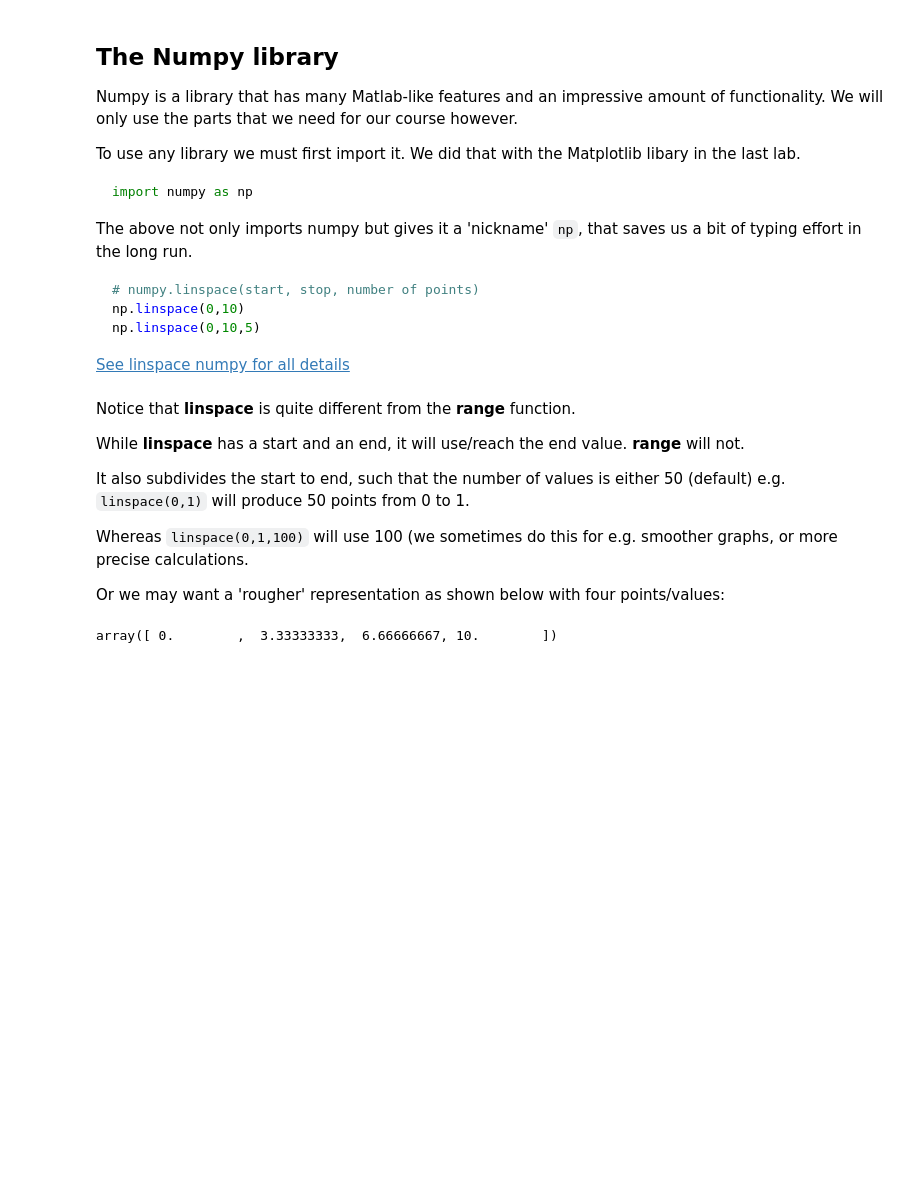
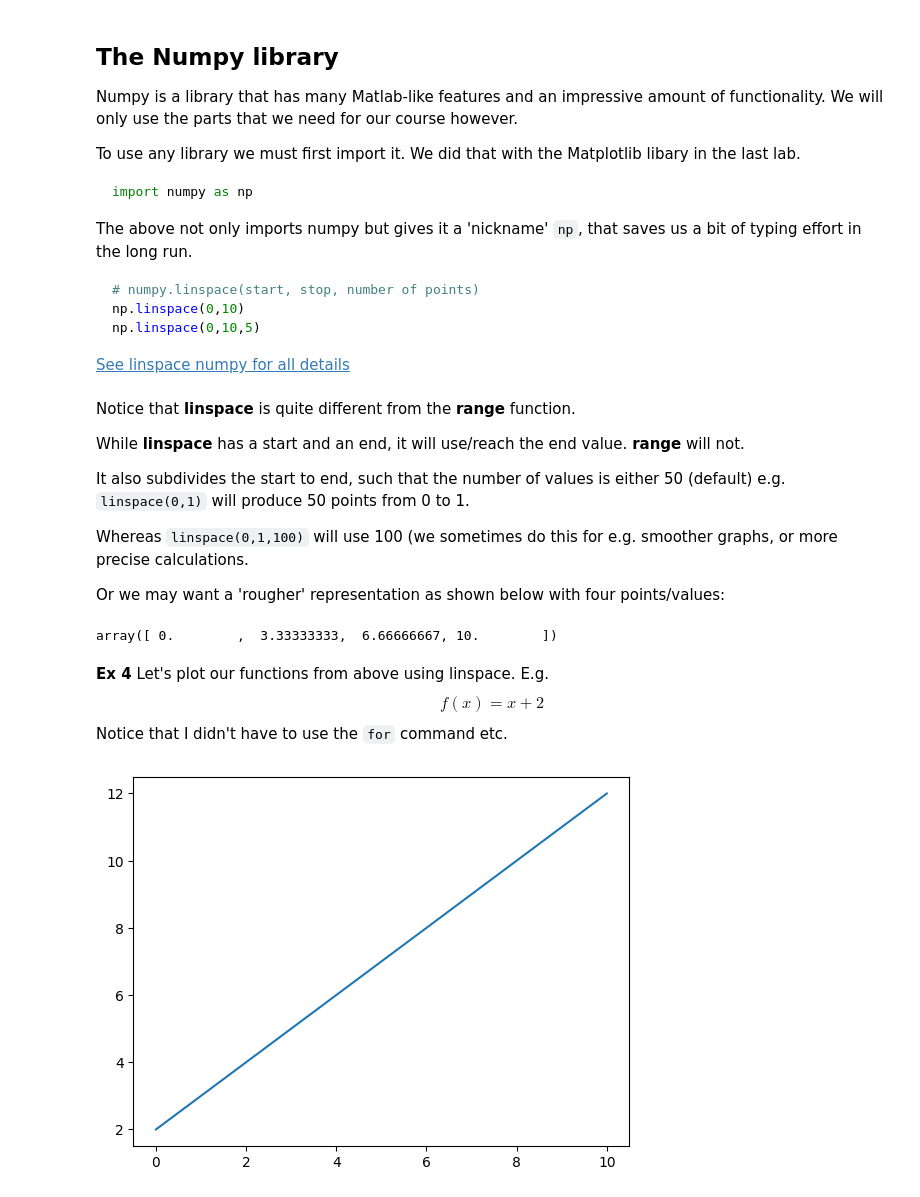
Before and after one commit to dflynnwit/dflynn.github.io, a Jupyter notebook: Lab3a_MathTransforms_Please_Save_a_copy_of_this_file_in_your_Drive_and_Write_your_NameHere.ipynb, the cells around one changed output. Saved outputs shown, nothing was run; the diff lists cells and outputs as text; code cells hidden in the pictures; blank space fills up the shorter version.

```diff
--- a/Lab3a_MathTransforms_Please_Save_a_copy_of_this_file_in_your_Drive_and_Write_your_NameHere.ipynb
+++ b/Lab3a_MathTransforms_Please_Save_a_copy_of_this_file_in_your_Drive_and_Write_your_NameHere.ipynb
@@ -134,3 +137,22 @@ import numpy as np
 np.linspace(0,10,4) # only use 4 points from 0 to 10 (inclusive)
 # %% [output]
 array([ 0.        ,  3.33333333,  6.66666667, 10.        ])
+# %% [markdown]
+**Ex 4**
+Let's plot our functions from above using linspace.
+E.g. $$f(x) = x + 2$$
+Notice that I didn't have to use the ``for`` command etc.
+# %%
+import matplotlib.pyplot as plt
+import numpy as np
+
+def f(x):
+  return x + 2
+
+x = np.linspace(0,10)
+y = f(x)
+
+plt.plot(x,y)
+plt.show()
+# %% [output]
+[figure, added]
```
Also changed, not shown: parts of 9 cells of this notebook.
